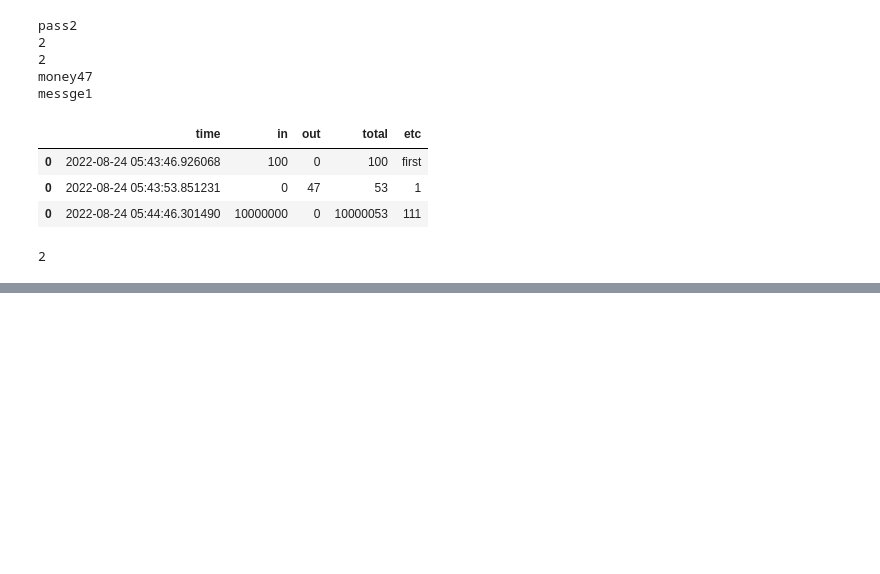
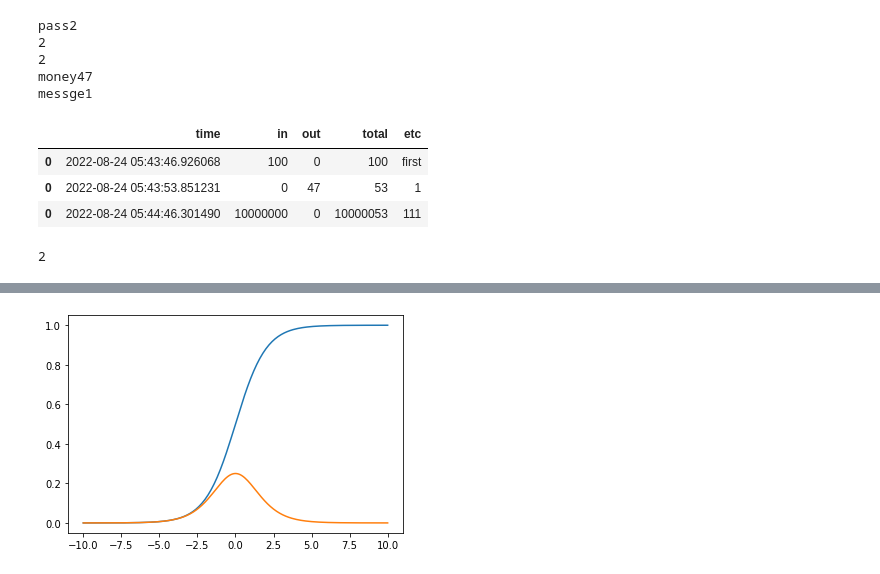
Before and after one commit to chi-hun/chi-hun, a Jupyter notebook: Untitled4.ipynb, the cells around one changed output, grey strips where cells are left out. Cells and saved outputs as stored; diff of their text form; code cells hidden in the pictures; blank space fills up the shorter version.

```diff
--- a/Untitled4.ipynb
+++ b/Untitled4.ipynb
@@ -1926,0 +2208,10 @@ a.pw
+# %%
+w = tf.Variable(tf.random.normal((3,2)), name='w')
+b = tf.Variable(tf.zeros(2), name='b')
+x = [[1.0, 2.0, 3.0]]
+with tf.GradientTape() as tape:
+    y = x @ w + b
+    loss = tf.reduce_mean(y**2)
+dd = {'w' : w, 'b' :b}
+asd = tape.gradient(loss, dd)
+asd['w'], asd['b']
@@ -1926,0 +2224,7 @@ a.pw
+# %%
+layer = tf.keras.layers.Dense(2, activation='relu')
+x = tf.constant([[1.0, 2.0, 3.0]])
+with tf.GradientTape() as tape:
+    y = layer(x)
+    loss = tf.reduce_mean(y**2)
+grad = tape.gradient(loss, layer.trainable_variables)
@@ -1926,0 +2243,18 @@ a.pw
+# %%
+x = tf.constant(3.0)
+with tf.GradientTape() as tape:
+    # tape.watch(x)
+    y = 2 * x ** 2
+tape.gradient(y, x)
+# %%
+x = tf.linspace(-10,10,200+1)
+with tf.GradientTape() as tape:
+    tape.watch(x)
+    y = tf.nn.sigmoid(x)
+grad = tape.gradient(y, x)
+# %%
+plt.plot(x, y)
+plt.plot(x, grad)
+plt.show()
+# %% [output]
+[figure, added]
```
Also changed, not shown: parts of 68 cells of this notebook.
